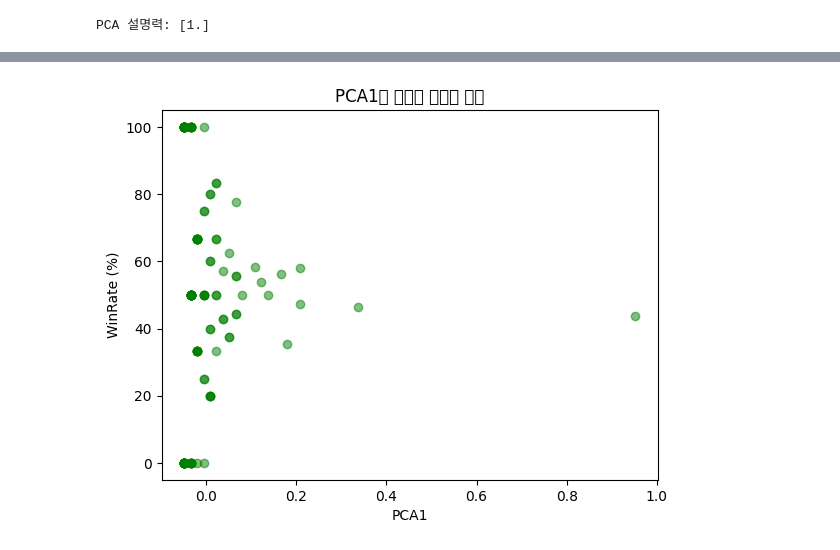
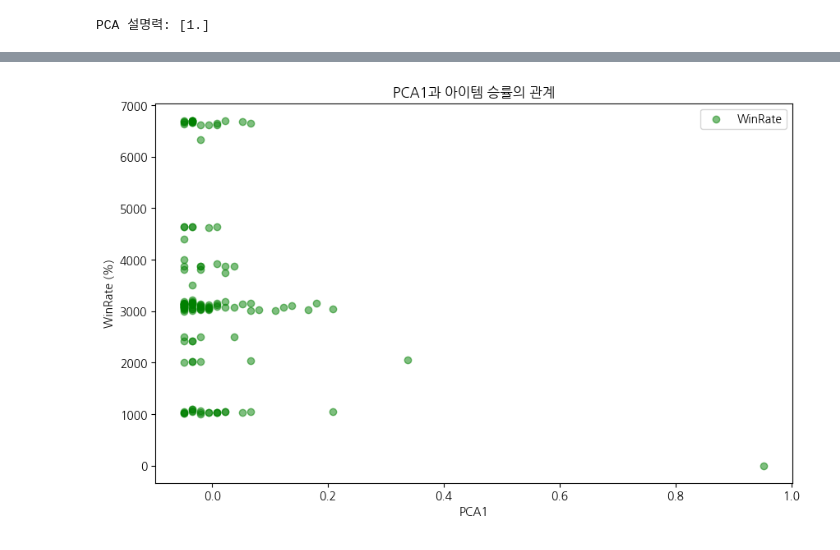
Before and after one commit to yihimin/python_data_analyzing, a Jupyter notebook: Untitled2.ipynb, the cells around one changed output, grey strips where cells are left out. Drawn from its saved outputs; the diff is of its cells as text; code cells hidden in the pictures.

```diff
--- a/Untitled2.ipynb
+++ b/Untitled2.ipynb
@@ -2,0 +25,10 @@
+# %%
+import matplotlib.pyplot as plt
+import matplotlib.font_manager as fm
+
+# 한글 폰트 경로 확인 및 설정
+plt.rcParams["font.family"] = "NanumGothic"  # 나눔고딕 폰트 설정
+plt.rcParams["axes.unicode_minus"] = False  # 마이너스 기호 깨짐 방지
+
+# 한글 폰트가 적용되었는지 확인
+print([f.name for f in fm.fontManager.ttflist if 'Nanum' in f.name])
@@ -155,13 +224,23 @@ plt.show()
 # %%
 from sklearn.linear_model import LinearRegression
 
-X = item_counts_df[["PCA1"]]
-y = item_win_rate_df["WinRate"]
+# PCA와 승률 데이터 병합
+item_win_rate_df = pd.DataFrame({
+    "Item": item_counts_df["Item"],
+    "WinRate": item_counts_df["Item"]
+})
+
+# PCA 데이터와 병합
+merged_data = pd.merge(item_counts_df, item_win_rate_df, on="Item")
+
+# 선형 회귀 분석
+X = merged_data[["PCA1"]]
+y = merged_data["WinRate"]
 
 model = LinearRegression()
 model.fit(X, y)
 
-print("회귀 분석 결과:")
-print("기울기:", model.coef_[0])
-print("절편:", model.intercept_)
+# 회귀 분석 결과 출력
+print("기울기:", model.coef_[0]) # PCA1의 승률에 대한 영향
+print("절편:", model.intercept_) # 기본 승률
 # %% [output]
@@ -212,12 +278,11 @@ plt.show()
 # %%
-# 승률 데이터와 결합
-merged_data = pd.merge(item_counts_df, item_win_rate_df, on="Item")
-
-# PCA1과 승률 간의 관계 확인
-plt.scatter(merged_data["PCA1"], merged_data["WinRate"], color='green', alpha=0.5)
+# PCA1과 승률 간의 관계 산점도
+plt.figure(figsize=(10, 6))
+plt.scatter(merged_data["PCA1"], merged_data["WinRate"], color='green', alpha=0.5, label="WinRate")
 plt.title("PCA1과 아이템 승률의 관계")
 plt.xlabel("PCA1")
 plt.ylabel("WinRate (%)")
+plt.legend()
 plt.show()
 # %% [output]
-[figure, old version]
+[figure, new version]
```
Also changed, not shown: parts of 24 cells of this notebook.
